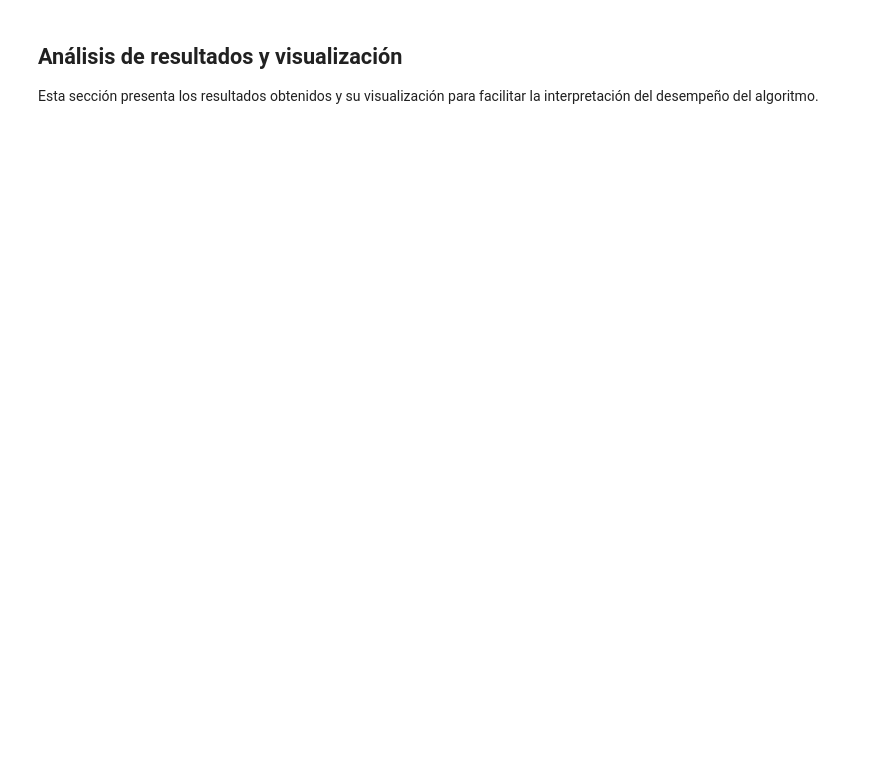
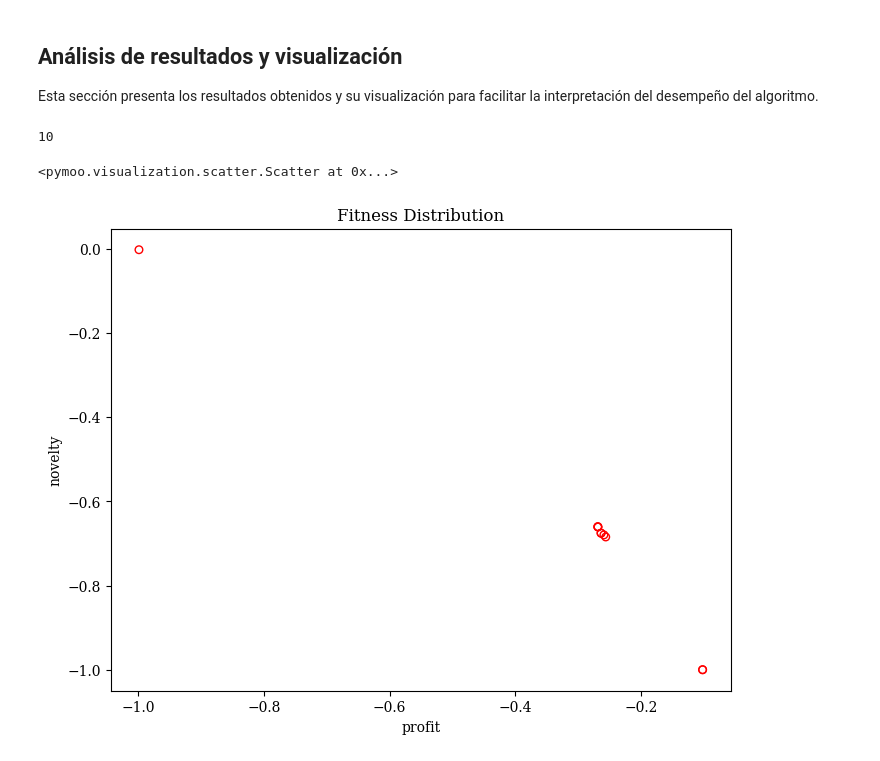
Before and after one commit to jg2kpy/tesis-prep, a Jupyter notebook: src/HP-MOEA/HP_MOEA.ipynb, the cells around one changed output. Drawn from its saved outputs; the diff is of its cells as text; code cells hidden in the pictures; blank space fills up the shorter version.

```diff
--- a/src/HP-MOEA/HP_MOEA.ipynb
+++ b/src/HP-MOEA/HP_MOEA.ipynb
@@ -456,11 +485,11 @@ class HP_MOEA_SP_Mutation(Mutation):
                 ban_list = set(movies_ids_user_rated + list(lista_recomendacion))
                 nueva_pelicula = get_random_id_not_in(ban_list)
 
-                self.log.info(f"Individuo {matrix_i}, mutando en posición ({user_i}, {position}) reemplazando película {lista_recomendacion[position]} con {nueva_pelicula}")
+                #self.log.info(f"Individuo {matrix_i}, mutando en posición ({user_i}, {position}) reemplazando película {lista_recomendacion[position]} con {nueva_pelicula}")
                 individuo.replace_element_in_matrix(user_i, position, nueva_pelicula)
                 X_mut[matrix_i] = individuo.get_matrix_flatten()
                 poblacion_global.add_individual(individuo)
-            self.log.percentage(matrix_i, len(X), mensaje='Operador de mutación: ')
+            #self.log.percentage(matrix_i, len(X), mensaje='Operador de mutación: ')
 
         self.log.success('Operador de mutación finalizado correctamente')
         return X_mut
@@ -584,7 +613,7 @@ def calculate_population_metrics(population, log):
             hv_contrib = total_hv - reduced_hv
 
             individuo.set_hv_contribution(hv_contrib)
-        log.percentage(rank, len(fronts))
+        #log.percentage(rank, len(fronts), mensaje='Metricas de la población: ')
     log.success('El calculo de metricas de población finalizado correctamente')
 # %% [markdown]
 Funcion del operador genetico de cruce entre individuos.
@@ -636,7 +665,7 @@ class HP_MOEA_Crossover(Crossover):
             B_index = 0
 
             for j in range(S_genes_size, L_tamano_lista):
-                if np.random.random() <= lambda_genetic_probability:
+                if np.random.random() < lambda_genetic_probability:
                     S_child[i][j] = A_distinctive_genes[A_index]
                     A_index+=1
                 else:
@@ -664,7 +693,7 @@ class HP_MOEA_Crossover(Crossover):
             S_child = self.crossover(A_parent, B_parent, algorithm_name)
 
             Y_children[0, i, :] = S_child.get_matrix_flatten()
-            self.log.percentage(i, n_matings, mensaje='Operador de cruce: ')
+            #self.log.percentage(i, n_matings, mensaje='Operador de cruce: ')
 
         self.log.success("Operador de cruce finalizado correctamente")
         return Y_children
@@ -789,9 +828,8 @@ Esta sección implementa el bucle principal del algoritmo HP-MOEA, donde se llev
 # %% [markdown]
 ![image.png](attachment:image.png)
 # %%
-
 import logger
-import pandas as pd
+import copy
 
 def HP_MOEA_LOOP():
     log = logger.logger_class('HP_MOEA_LOOP')
@@ -810,16 +848,14 @@ def HP_MOEA_LOOP():
         if mark == 0:
             log.info('Mark es 0, generando población con NSGA-II')
 
-            Q_population = hp_moea.generate_new_population_NSGAII()
-            P_population = hp_moea.select_individuals_NSGAII(P_population, Q_population)
+            P_population = hp_moea.generate_new_population_NSGAII()
 
             P_hypervolume = hp_moea.get_hypervolume_from_population(P_population)
             R_hypervolume = hp_moea.get_hypervolume_from_population(R_population)
 
             log.info(f'Variables: i = {i}, mark = {mark}, P_hypervolume = {P_hypervolume}, R_hypervolume = {R_hypervolume}')
             if P_hypervolume > R_hypervolume:
-                R_population = P_population
-                hp_moea.set_population(P_population)
+                R_population = copy.deepcopy(P_population)
                 i = 0
             elif (i := i + 1) >= u_turning_point:
                 mark = 1
@@ -828,7 +864,7 @@ def HP_MOEA_LOOP():
             log.info('Mark es 1, generando población con SMS_EMOA')
             q_individual = hp_moea.generate_new_individual_SMS_EMOA(R_population)
             R_population = hp_moea.reduce_individual_from_population_SMS_EMOA(R_population, q_individual)
-            hp_moea.set_population(R_population)
+        hp_moea.set_population(R_population)
 
     log.success('Finalizado el algoritmo HP-MOEA correctamente')
     return R_population
@@ -860,0 +894,22 @@ import seaborn as snb
+# %%
+from pymoo.visualization.scatter import Scatter
+import seaborn as snb
+import pandas as pd
+
+poblacionX = poblacion_final.get_poblacion_X()
+fitnessF = poblacion_final.get_fitness_F()
+print(len(poblacionX))
+#print(poblacionX)
+#print(fitnessF)
+
+plot = Scatter(
+    title="Fitness Distribution",
+    labels=["profit", "novelty"]
+)
+
+plot.add(fitnessF, s=30, facecolors='none', edgecolors='r')
+plot.show()
+# %% [output]
+10
+<pymoo.visualization.scatter.Scatter at 0x...>
+[figure, added]
```
Also changed, not shown: parts of 10 cells of this notebook, 1 other file.
